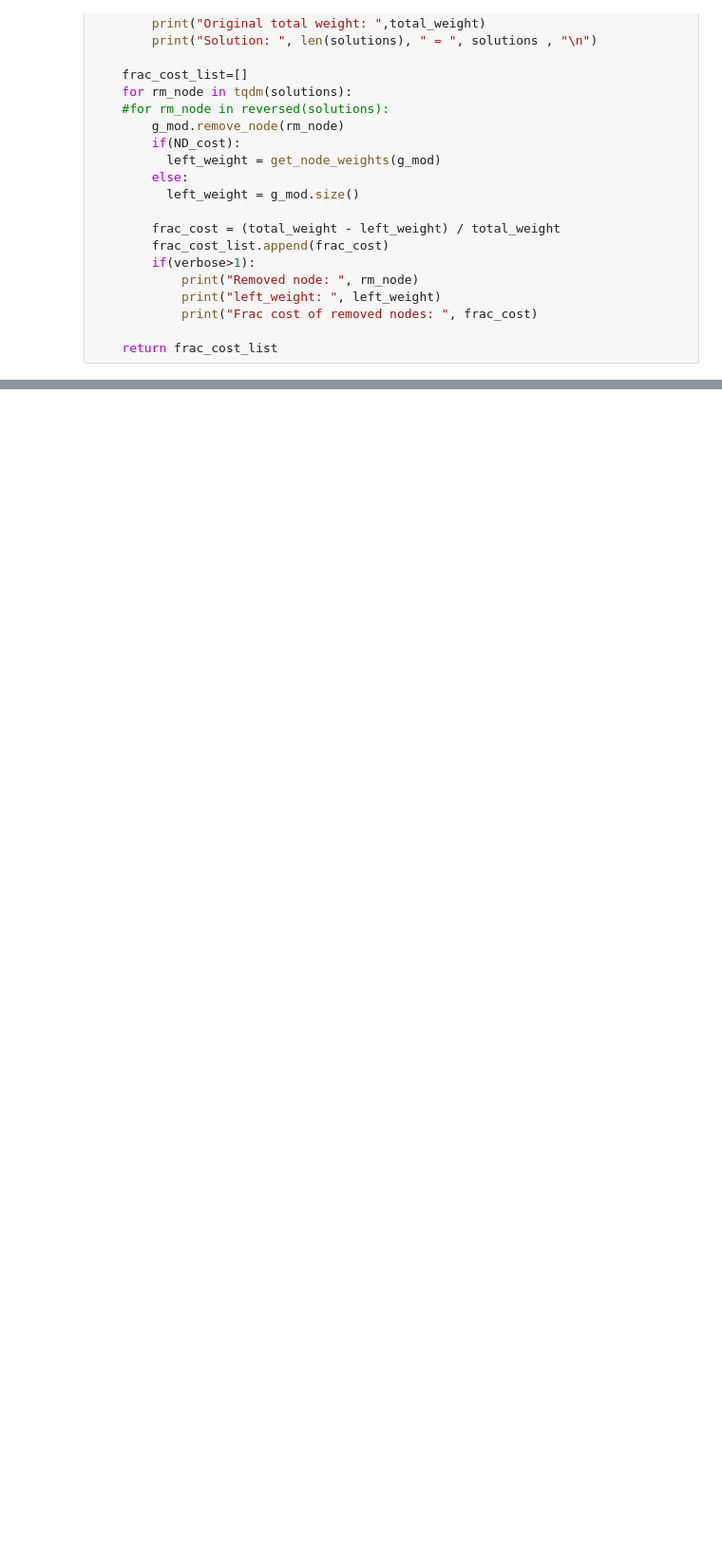
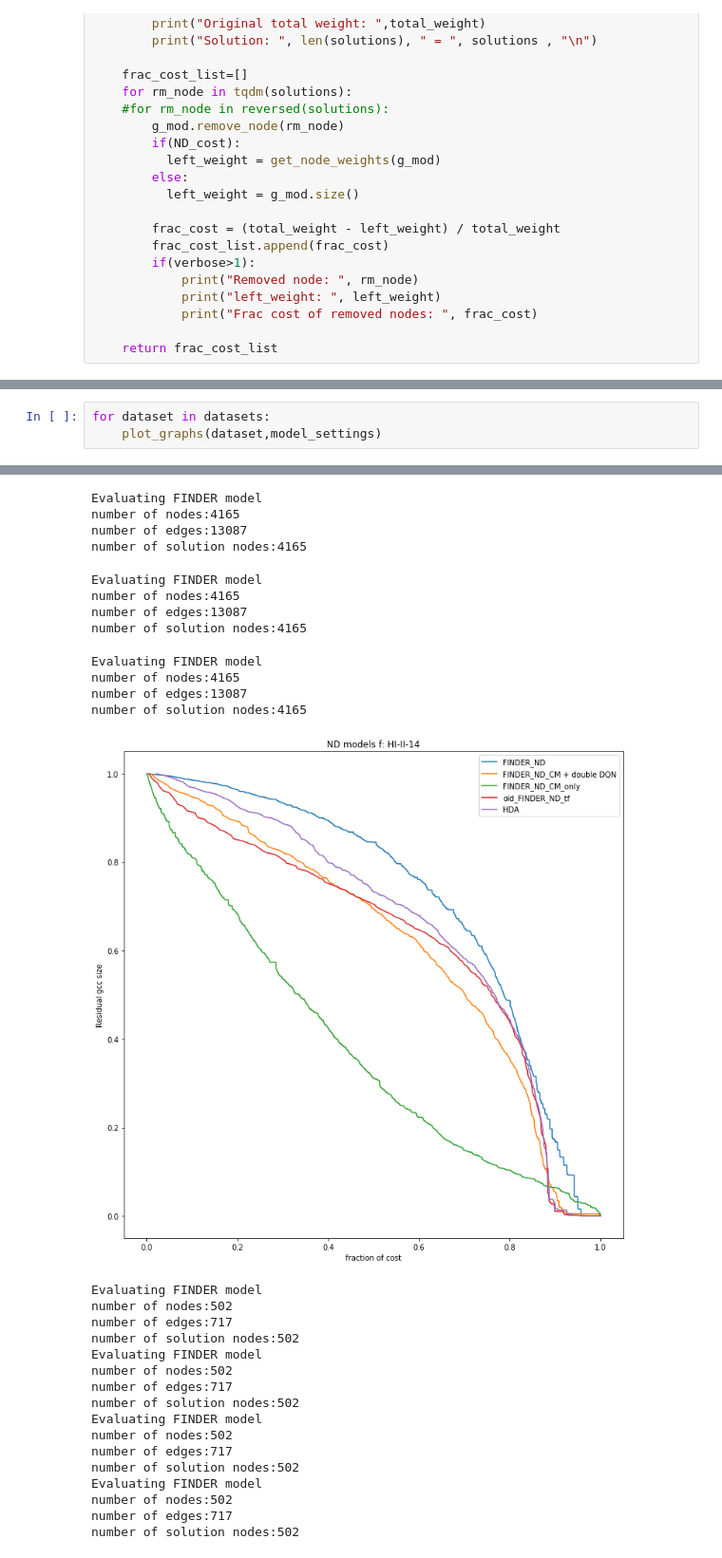
Before and after one commit to faraz2023/FINDER, a Jupyter notebook: Final_graphs.ipynb, the cells around one changed output, grey strips where cells are left out. Shown at 95% size. Drawn from its saved outputs; the diff is of its cells as text; blank space fills up the shorter version.

```diff
--- a/Final_graphs.ipynb
+++ b/Final_graphs.ipynb
@@ -242,0 +227,4 @@ number of solution nodes:502
+# %%
+for dataset in datasets:
+    plot_graphs(dataset,model_settings)
+# %% [output]
@@ -242,0 +235,29 @@ number of solution nodes:502
+Evaluating FINDER model
+number of nodes:4165
+number of edges:13087
+number of solution nodes:4165
+Evaluating FINDER model
+number of nodes:4165
+number of edges:13087
+number of solution nodes:4165
+Evaluating FINDER model
+number of nodes:4165
+number of edges:13087
+number of solution nodes:4165
+[figure, added]
+Evaluating FINDER model
+number of nodes:502
+number of edges:717
+number of solution nodes:502
+Evaluating FINDER model
+number of nodes:502
+number of edges:717
+number of solution nodes:502
+Evaluating FINDER model
+number of nodes:502
+number of edges:717
+number of solution nodes:502
+Evaluating FINDER model
+number of nodes:502
+number of edges:717
+number of solution nodes:502
```
Also changed, not shown: parts of 7 cells of this notebook, 26 other files.
